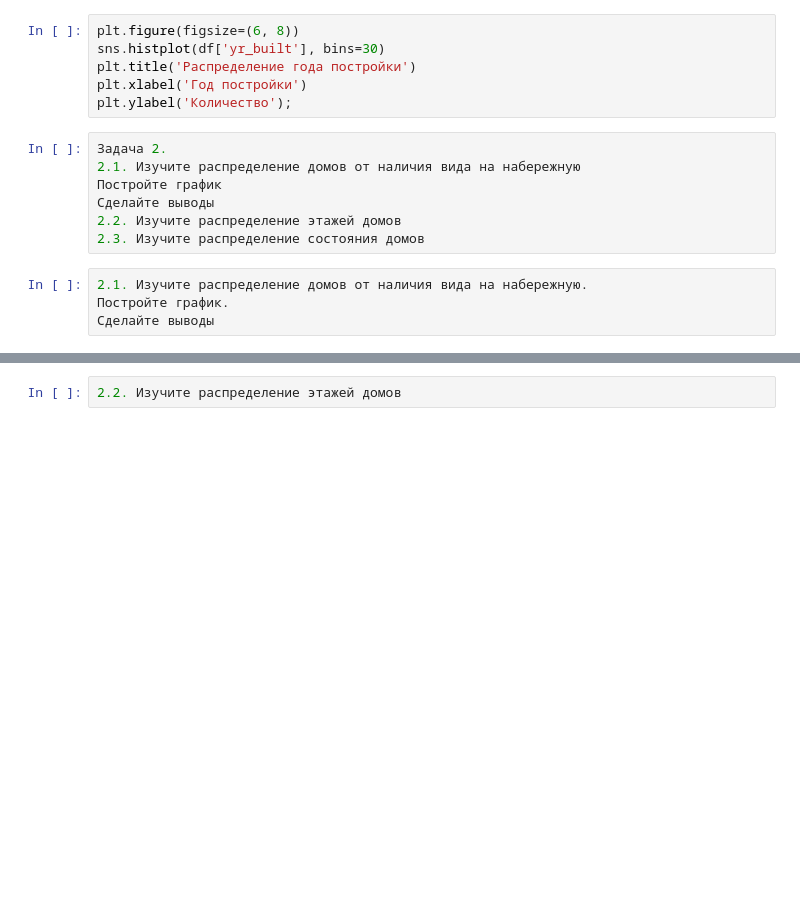
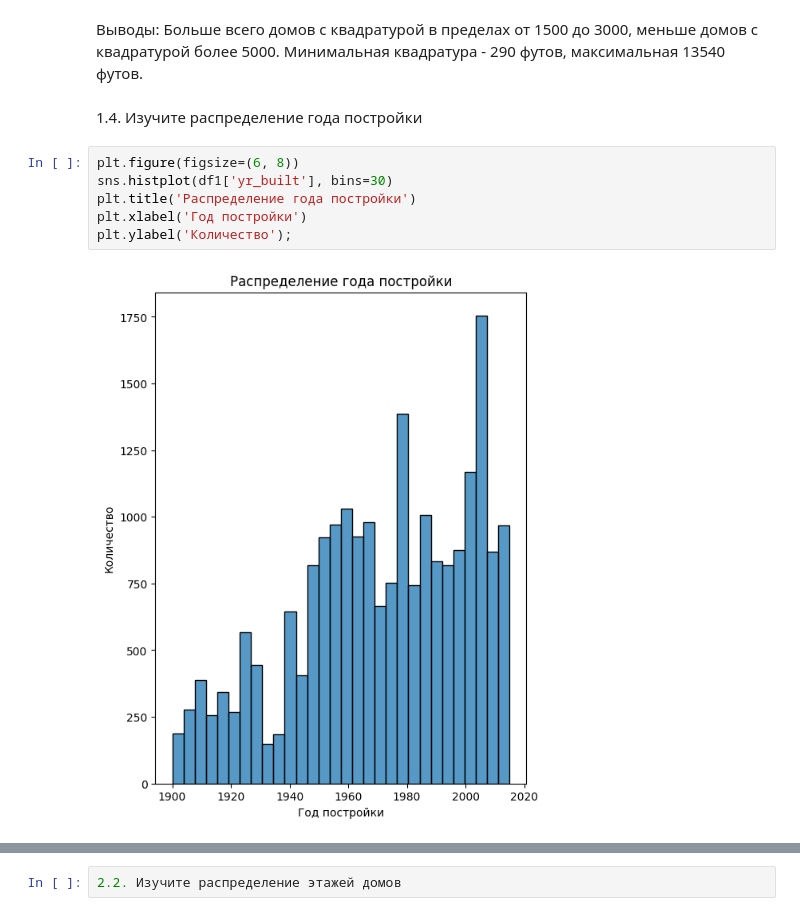
Before and after one commit to maksimrepkov/python_analytics__sem4_IS, a Jupyter notebook: IntermedSert.ipynb, the cells around one changed output, grey strips where cells are left out. Drawn from its saved outputs; the diff is of its cells as text; blank space fills up the shorter version.

Commit message:
Добавил решение 3 задач из промежуточной аттестации по курсу

```diff
--- a/IntermedSert.ipynb
+++ b/IntermedSert.ipynb
@@ -57,17 +107,13 @@ plt.ylabel('Количество');
+# %% [markdown]
+Выводы: Больше всего домов с квадратурой в пределах от 1500 до 3000, меньше домов с квадратурой более 5000.
+Минимальная квадратура - 290 футов, максимальная 13540 футов.
+# %% [markdown]
+1.4. Изучите распределение года постройки
 # %%
 plt.figure(figsize=(6, 8))
-sns.histplot(df['yr_built'], bins=30)
+sns.histplot(df1['yr_built'], bins=30)
 plt.title('Распределение года постройки')
 plt.xlabel('Год постройки')
 plt.ylabel('Количество');
+# %% [output]
+[figure, added]
-# %%
-Задача 2.
-2.1. Изучите распределение домов от наличия вида на набережную
-Постройте график
-Сделайте выводы
-2.2. Изучите распределение этажей домов
-2.3. Изучите распределение состояния домов
-# %%
-2.1. Изучите распределение домов от наличия вида на набережную.
-Постройте график.
-Сделайте выводы
```
Also changed, not shown: parts of 40 cells of this notebook.
